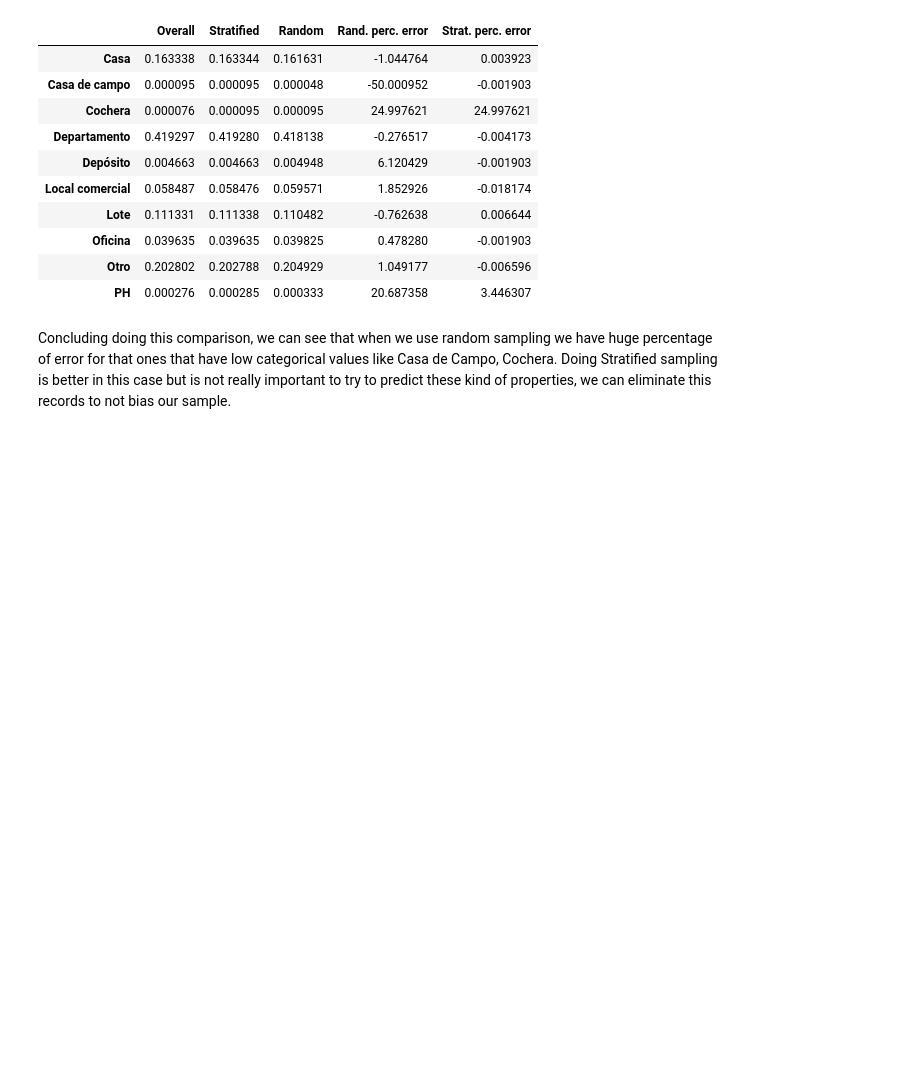
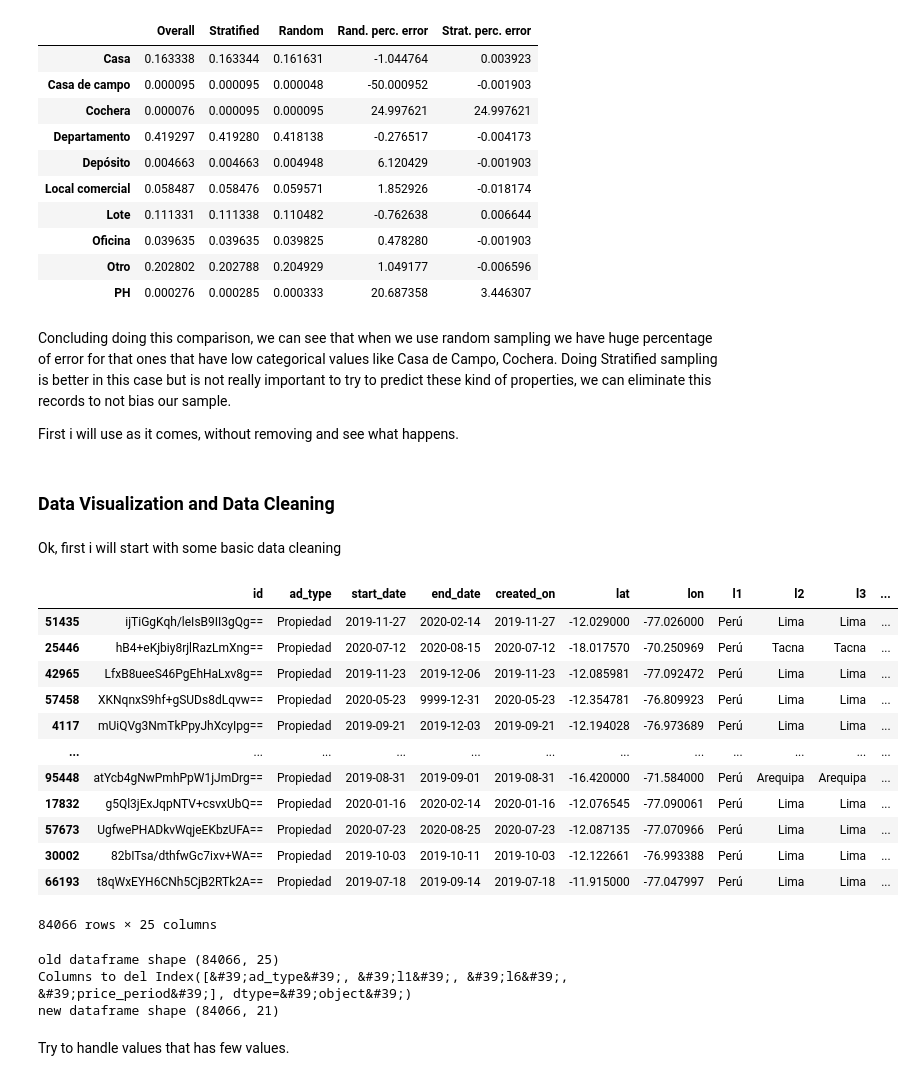
Before and after one commit to Benjacho/properati-ml-forecast, a Jupyter notebook: script.ipynb, the cells around one changed output. Saved outputs shown, nothing was run; the diff lists cells and outputs as text; code cells hidden in the pictures; blank space fills up the shorter version.

```diff
--- a/script.ipynb
+++ b/script.ipynb
@@ -240,3 +208,46 @@ compare_props
 | PH | 0.000276 | 0.000285 | 0.000333 | 20.687358 | 3.446307 |
 # %% [markdown]
 Concluding doing this comparison, we can see that when we use random sampling we have huge percentage of error for that ones that have low categorical values like Casa de Campo, Cochera. Doing Stratified sampling is better in this case but is not really important to try to predict these kind of properties, we can eliminate this records to not bias our sample.
+
+First i will use as it comes, without removing and see what happens.
+# %% [markdown]
+### Data Visualization and Data Cleaning
+# %% [markdown]
+Ok, first i will start with some basic data cleaning
+# %%
+properati = strat_train_set.copy()
+properati
+# %% [output]
+|  | id | ad_type | start_date | end_date | created_on | lat | lon | l1 | l2 | l3 | ... |
+| 51435 | ijTiGgKqh/leIsB9II3gQg== | Propiedad | 2019-11-27 | 2020-02-14 | 2019-11-27 | -12.029000 | -77.026000 | Perú | Lima | Lima | ... |
+| 25446 | hB4+eKjbiy8rjlRazLmXng== | Propiedad | 2020-07-12 | 2020-08-15 | 2020-07-12 | -18.017570 | -70.250969 | Perú | Tacna | Tacna | ... |
+| 42965 | LfxB8ueeS46PgEhHaLxv8g== | Propiedad | 2019-11-23 | 2019-12-06 | 2019-11-23 | -12.085981 | -77.092472 | Perú | Lima | Lima | ... |
+| 57458 | XKNqnxS9hf+gSUDs8dLqvw== | Propiedad | 2020-05-23 | 9999-12-31 | 2020-05-23 | -12.354781 | -76.809923 | Perú | Lima | Lima | ... |
+| 4117 | mUiQVg3NmTkPpyJhXcyIpg== | Propiedad | 2019-09-21 | 2019-12-03 | 2019-09-21 | -12.194028 | -76.973689 | Perú | Lima | Lima | ... |
+| ... | ... | ... | ... | ... | ... | ... | ... | ... | ... | ... | ... |
+| 95448 | atYcb4gNwPmhPpW1jJmDrg== | Propiedad | 2019-08-31 | 2019-09-01 | 2019-08-31 | -16.420000 | -71.584000 | Perú | Arequipa | Arequipa | ... |
+| 17832 | g5Ql3jExJqpNTV+csvxUbQ== | Propiedad | 2020-01-16 | 2020-02-14 | 2020-01-16 | -12.076545 | -77.090061 | Perú | Lima | Lima | ... |
+| 57673 | UgfwePHADkvWqjeEKbzUFA== | Propiedad | 2020-07-23 | 2020-08-25 | 2020-07-23 | -12.087135 | -77.070966 | Perú | Lima | Lima | ... |
+| 30002 | 82bITsa/dthfwGc7ixv+WA== | Propiedad | 2019-10-03 | 2019-10-11 | 2019-10-03 | -12.122661 | -76.993388 | Perú | Lima | Lima | ... |
+| 66193 | t8qWxEYH6CNh5CjB2RTk2A== | Propiedad | 2019-07-18 | 2019-09-14 | 2019-07-18 | -11.915000 | -77.047997 | Perú | Lima | Lima | ... |
+84066 rows × 25 columns
+# %%
+properati.nunique()
+
+def delete_single_values(data):
+    print(f'old dataframe shape {data.shape}')
+    num_unique_values = data.nunique()
+    to_del = [i for i, v in enumerate(num_unique_values) if v <= 1]
+    columns = data.columns[to_del]
+    print(f'Columns to del {columns}')
+    data = data.drop(columns, axis=1)
+    print(f'new dataframe shape {data.shape}')
+    return data
+
+properati = delete_single_values(properati)
+# %% [output]
+old dataframe shape (84066, 25)
+Columns to del Index([&#39;ad_type&#39;, &#39;l1&#39;, &#39;l6&#39;, &#39;price_period&#39;], dtype=&#39;object&#39;)
+new dataframe shape (84066, 21)
+# %% [markdown]
+Try to handle values that has few values.
```
Also changed, not shown: parts of 27 cells of this notebook, 1 other file.
